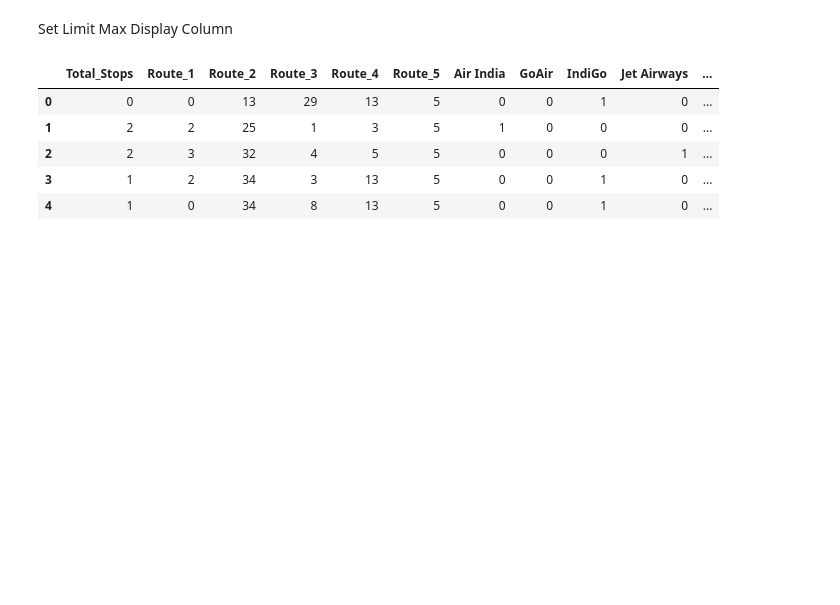
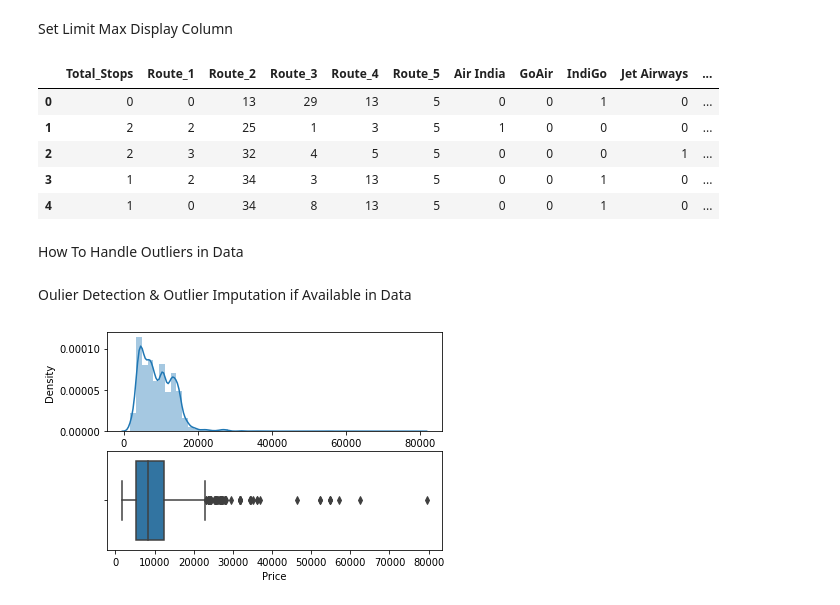
Before and after one commit to crzysab/Data-Science-Real-Projects-in-Python, a Jupyter notebook: Predict_Fare_of_Airlines_Tickets_using_Machine_Learning.ipynb, the cells around one changed output. Drawn from its saved outputs; the diff is of its cells as text; code cells hidden in the pictures; blank space fills up the shorter version.

```diff
--- a/Predict_Fare_of_Airlines_Tickets_using_Machine_Learning.ipynb
+++ b/Predict_Fare_of_Airlines_Tickets_using_Machine_Learning.ipynb
@@ -657,3 +657,16 @@ data_train.head()
 | 2 | 2 | 3 | 32 | 4 | 5 | 5 | 0 | 0 | 0 | 1 | ... |
 | 3 | 1 | 2 | 34 | 3 | 13 | 5 | 0 | 0 | 1 | 0 | ... |
 | 4 | 1 | 0 | 34 | 8 | 13 | 5 | 0 | 0 | 1 | 0 | ... |
+# %% [markdown]
+How To Handle Outliers in Data
+# %% [markdown]
+Oulier Detection & Outlier Imputation if Available in Data
+# %%
+def plot(df,col):
+  fig,(ax1,ax2) = plt.subplots(2,1)
+  sns.distplot(df[col],ax=ax1)
+  sns.boxplot(df[col],ax=ax2)
+# %%
+plot(data_train,'Price')
+# %% [output]
+[figure, added]
```
Also changed, not shown: parts of 9 cells of this notebook.
